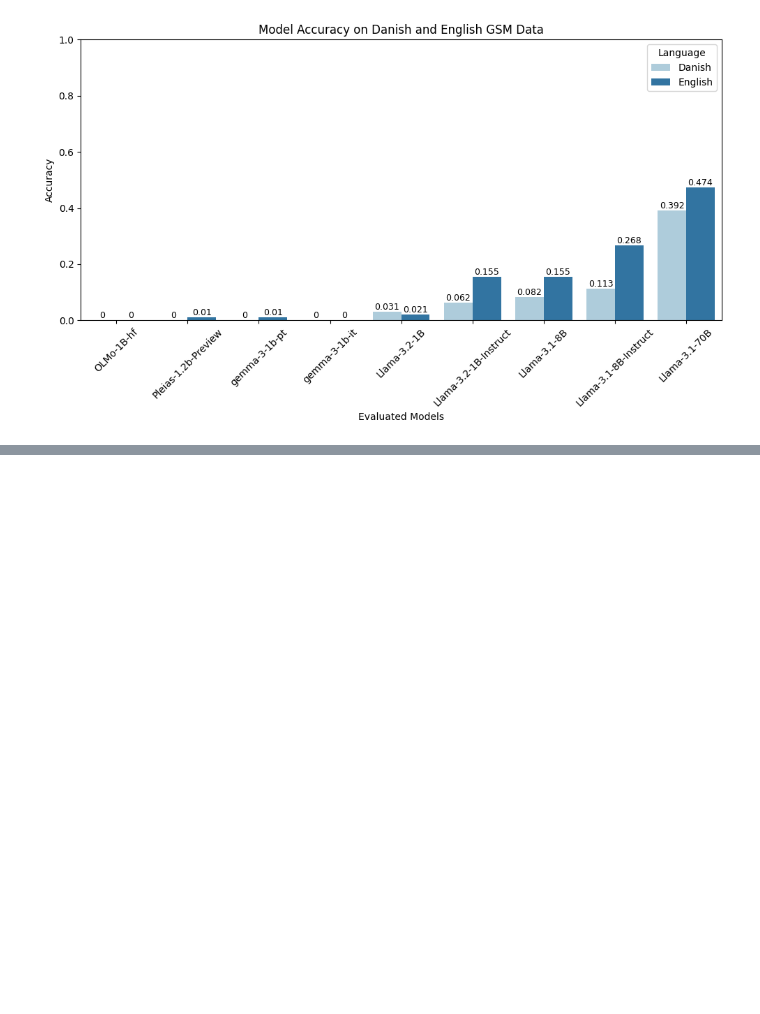
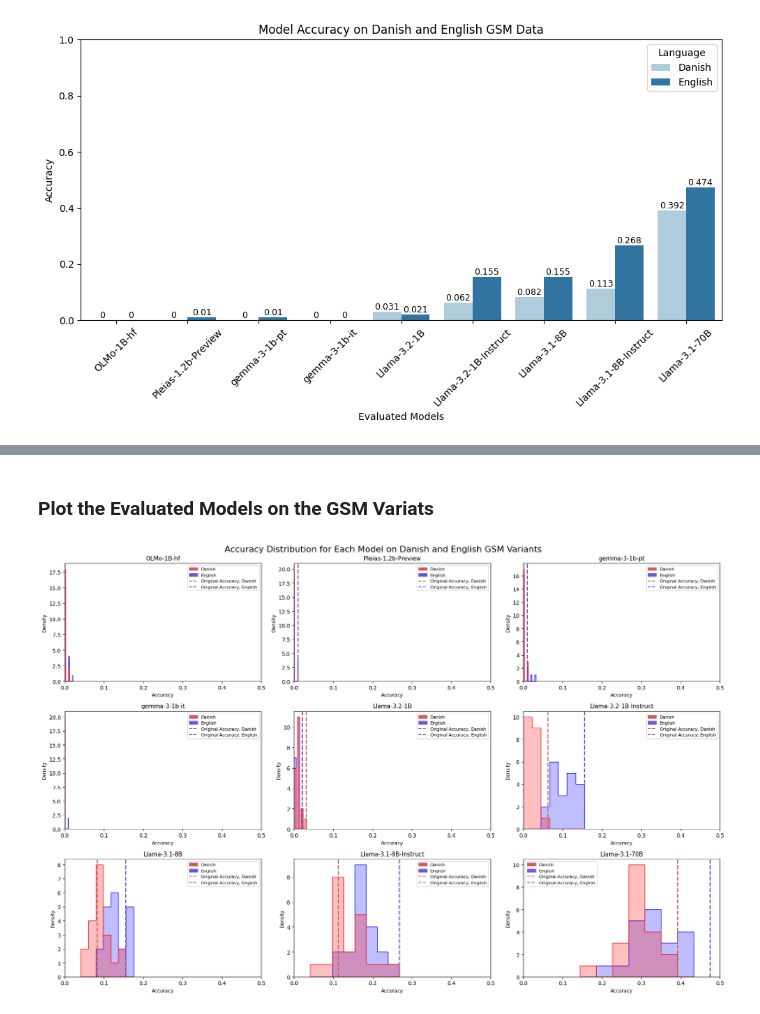
Before and after one commit to centre-for-humanities-computing/m-gsm-symbolic, a Jupyter notebook: notebooks/acc_viz.ipynb, the cells around one changed output, grey strips where cells are left out. Cells and saved outputs as stored; diff of their text form; code cells hidden in the pictures; blank space fills up the shorter version.

Commit message:
plotted the models evaluated on the gsm var against the original acc values

```diff
--- a/notebooks/acc_viz.ipynb
+++ b/notebooks/acc_viz.ipynb
@@ -25,19 +56,7 @@ df = pd.DataFrame(results)
 # %%
-order_list = [
-    "OLMo-1B-hf",
-    "Pleias-1.2b-Preview",
-    "gemma-3-1b-pt",
-    "gemma-3-1b-it",
-    "Llama-3.2-1B",
-    "Llama-3.2-1B-Instruct",
-    "Llama-3.1-8B",
-    "Llama-3.1-8B-Instruct",
-    "Llama-3.1-70B",
-]
-
 plt.figure(figsize=(10, 6))
 ax = sns.barplot(
-    df, x="model", y="accuracy", hue="language", palette="Paired", order=order_list
+    df, x="model", y="accuracy", hue="language", palette="Paired", order=models
 )
 
 for cont in ax.containers:
@@ -58,0 +108,64 @@ plt.show()
+# %% [markdown]
+### Plot the Evaluated Models on the GSM Variats
+# %%
+fig, axs = plt.subplots(nrows=3, ncols=3, figsize=(18, 12))
+axs = axs.flatten()
+
+for idx, model in enumerate(models):
+    df_dan = pd.read_csv(f"{data_dir}/gsm_dan/{model}/results.csv")
+    df_eng = pd.read_csv(f"{data_dir}/gsm_eng/{model}/results.csv")
+    combined = pd.concat([df_dan, df_eng])
+
+    df_org = pd.read_csv(f"{data_dir}/results.csv")
+    df_orig_dan = df_org[(df_org["model"] == model) & (df_org["language"] == "Danish")]
+    df_orig_eng = df_org[(df_org["model"] == model) & (df_org["language"] == "English")]
+    orig_acc_dan = df_orig_dan["accuracy"].iloc[0]
+    orig_acc_eng = df_orig_eng["accuracy"].iloc[0]
+
+    ax = axs[idx]
+    sns.histplot(
+        data=combined,
+        x="accuracy",
+        hue="language",
+        ax=ax,
+        palette=["indianred", "slateblue"],
+        element="step",
+        bins="auto",
+    )
+    ax.axvline(
+        x=orig_acc_dan,
+        color="indianred",
+        linestyle="--",
+        linewidth=2,
+        label="Original Accuracy, Danish",
+    )
+    ax.axvline(
+        x=orig_acc_eng,
+        color="slateblue",
+        linestyle="--",
+        linewidth=2,
+        label="Original Accuracy, English",
+    )
+
+    # Manually create the legend
+    danish_patch = mpatches.Patch(color='indianred', label='Danish')
+    english_patch = mpatches.Patch(color='slateblue', label='English')
+    danish_line = mlines.Line2D([], [], color='indianred', linestyle='--', label='Original Accuracy, Danish')
+    english_line = mlines.Line2D([], [], color='slateblue', linestyle='--', label='Original Accuracy, English')
+
+    custom_handles = [danish_patch, english_patch, danish_line, english_line]
+    ax.legend(handles=custom_handles, fontsize=8)
+
+    ax.set_title(f"{model}", fontsize=11)
+    ax.set_ylabel("Density", fontsize=9)
+    ax.set_xlabel("Accuracy", fontsize=9)
+    ax.set_xlim(0, 0.5)
+
+plt.suptitle(
+    "Accuracy Distribution for Each Model on Danish and English GSM Variants",
+    fontsize=16,
+)
+plt.tight_layout()
+plt.show()
+# %% [output]
+[figure, added]
```
Also changed, not shown: parts of 7 cells of this notebook.
